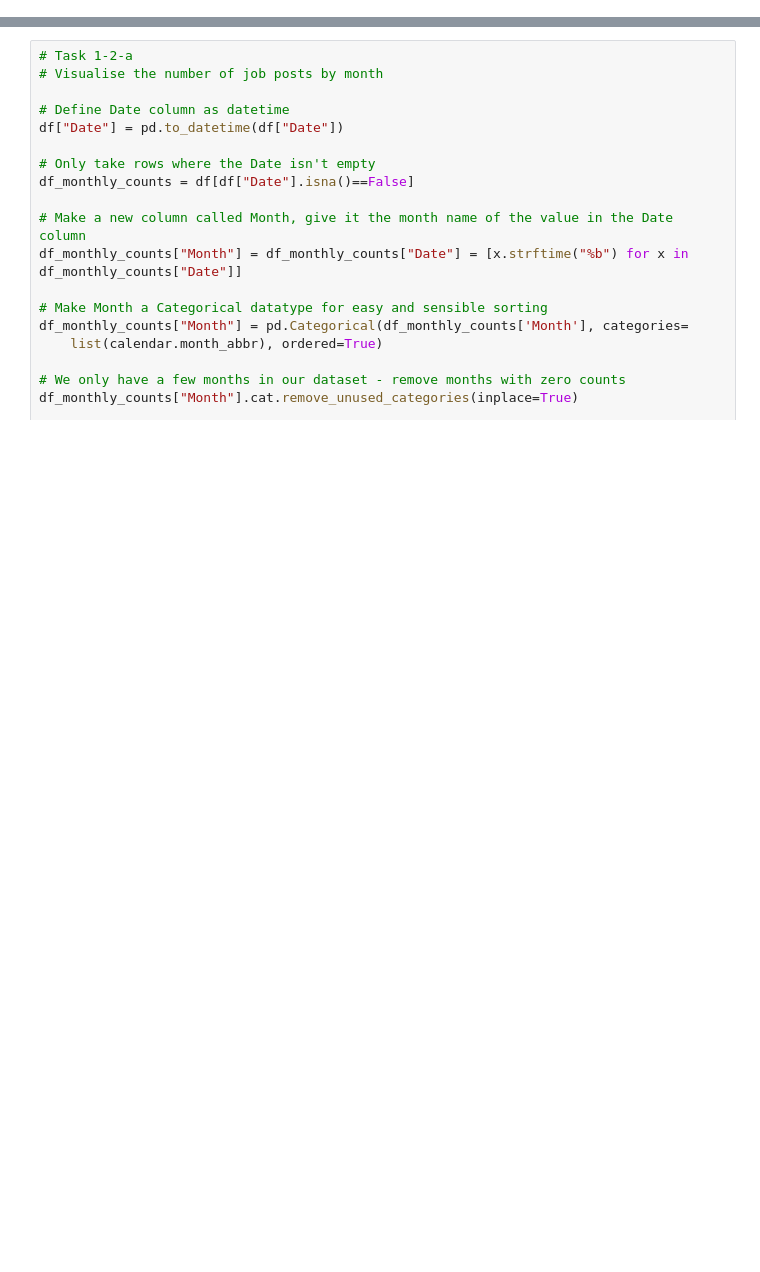
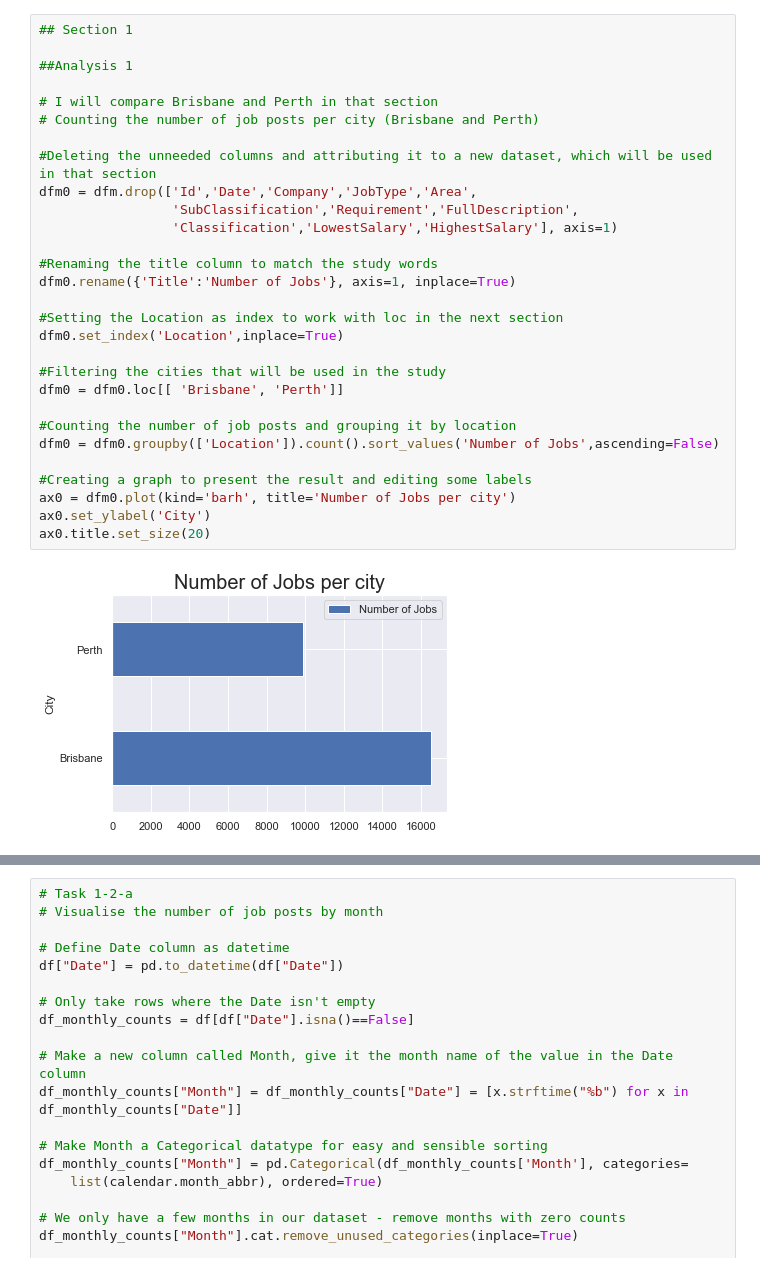
Before and after one commit to muriloOliveira7/7030ICTAssignmentPart2, a Jupyter notebook: job_market.ipynb, the cells around one changed output, grey strips where cells are left out. Cells and saved outputs as stored; diff of their text form; blank space fills up the shorter version.

```diff
--- a/job_market.ipynb
+++ b/job_market.ipynb
@@ -15 +10,32 @@ dfm.head()
+# %%
+## Section 1
+
+##Analysis 1
+
+# I will compare Brisbane and Perth in that section
+# Counting the number of job posts per city (Brisbane and Perth)
+
+#Deleting the unneeded columns and attributing it to a new dataset, which will be used in that section
+dfm0 = dfm.drop(['Id','Date','Company','JobType','Area',
+                 'SubClassification','Requirement','FullDescription',
+                 'Classification','LowestSalary','HighestSalary'], axis=1)
+
+#Renaming the title column to match the study words
+dfm0.rename({'Title':'Number of Jobs'}, axis=1, inplace=True)
+
+#Setting the Location as index to work with loc in the next section
+dfm0.set_index('Location',inplace=True)
+
+#Filtering the cities that will be used in the study
+dfm0 = dfm0.loc[[ 'Brisbane', 'Perth']]
+
+#Counting the number of job posts and grouping it by location
+dfm0 = dfm0.groupby(['Location']).count().sort_values('Number of Jobs',ascending=False)
+
+#Creating a graph to present the result and editing some labels
+ax0 = dfm0.plot(kind='barh', title='Number of Jobs per city')
+ax0.set_ylabel('City')
+ax0.title.set_size(20)
+# %% [output]
+[figure, added]
 # %%
```
Also changed, not shown: parts of 19 cells of this notebook.
